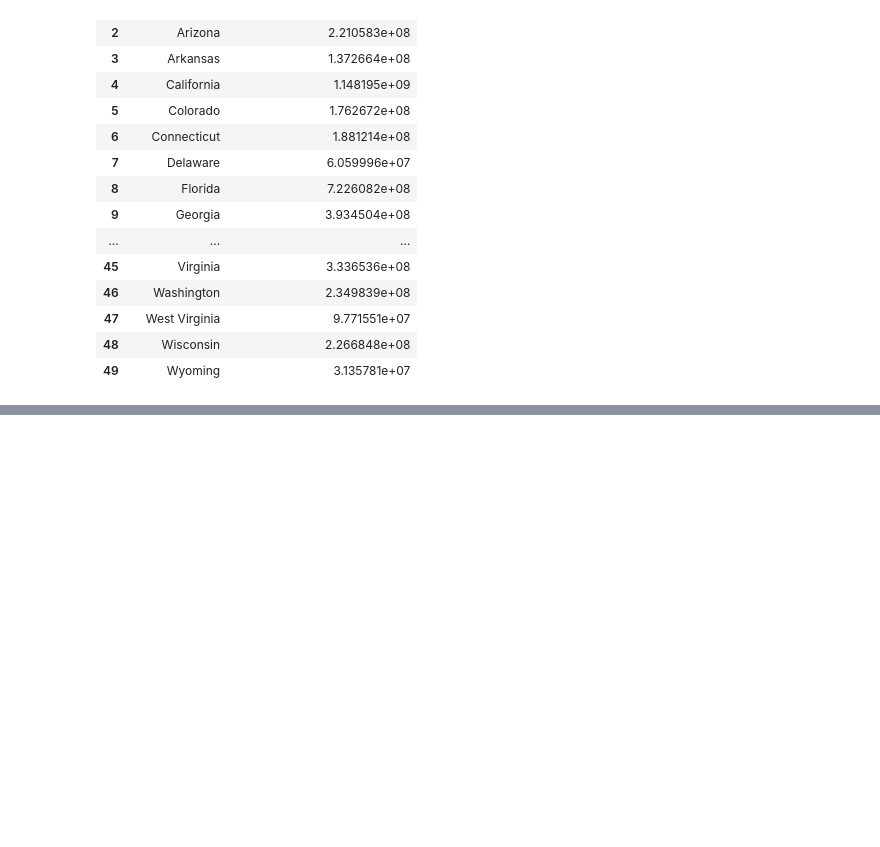
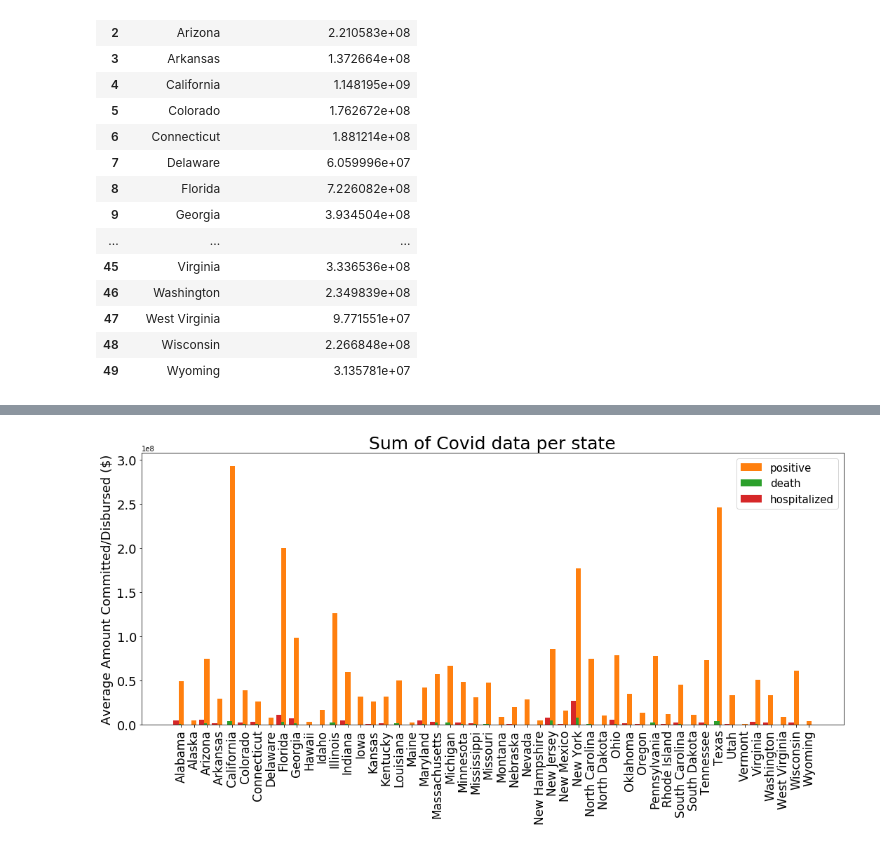
Before and after one commit to uno-sebastian/covid-19-state-spending, a Jupyter notebook: Spending_data_elaboration.ipynb, the cells around one changed output, grey strips where cells are left out. Drawn from its saved outputs; the diff is of its cells as text; code cells hidden in the pictures; blank space fills up the shorter version.

```diff
--- a/Spending_data_elaboration.ipynb
+++ b/Spending_data_elaboration.ipynb
@@ -262,0 +157,3 @@ covid_df[covid_df[positive] == 0.]
+# %%
+covid_grouped_df = covid_df.groupby('state')['positive',ventilator,'death','hospitalized',positive].sum().reset_index()
+covid_grouped_df
@@ -262,0 +178,6 @@ covid_df[covid_df[positive] == 0.]
+# %%
+pdh = ['positive','death','hospitalized']
+fig_title = 'sum_up_covid_data_all_states.png'
+fnc.bar_plot(covid_grouped_df['state'], covid_grouped_df[pdh], 'Sum of Covid data per state',fnc.where_save(fig_title))
+# %% [output]
+[figure, added]
```
Also changed, not shown: parts of 24 cells of this notebook, 26 other files.
